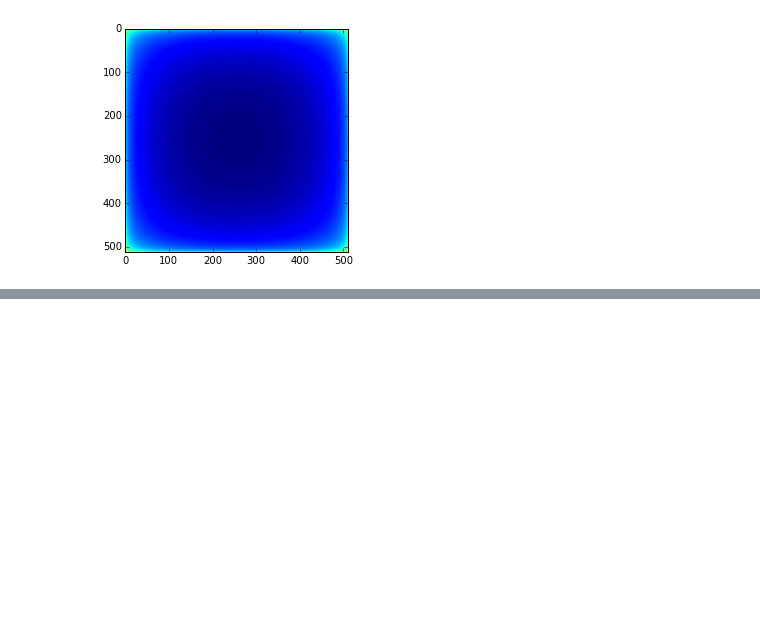
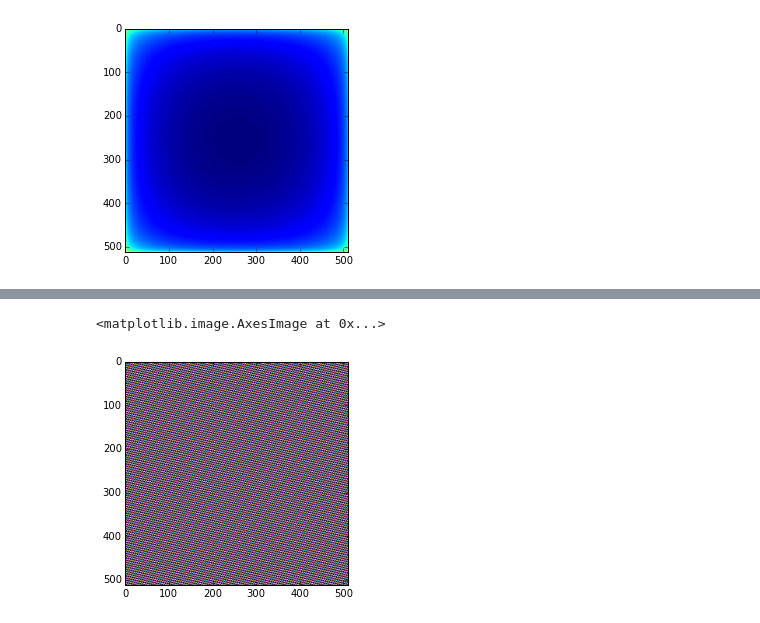
Before and after one commit to RoberTnf/Se-ales, a Jupyter notebook: 25-03.ipynb, the cells around one changed output, grey strips where cells are left out. Drawn from its saved outputs; the diff is of its cells as text; code cells hidden in the pictures; blank space fills up the shorter version.

```diff
--- a/25-03.ipynb
+++ b/25-03.ipynb
@@ -57,0 +65,6 @@ imshow(20*log10(abs(F2zz)))
+# %%
+zz = cos(2*pi*100*(xx+0.5*yy))
+imshow(zz)
+# %% [output]
+<matplotlib.image.AxesImage at 0x...>
+[figure, added]
```
Also changed, not shown: parts of 3 cells of this notebook.
